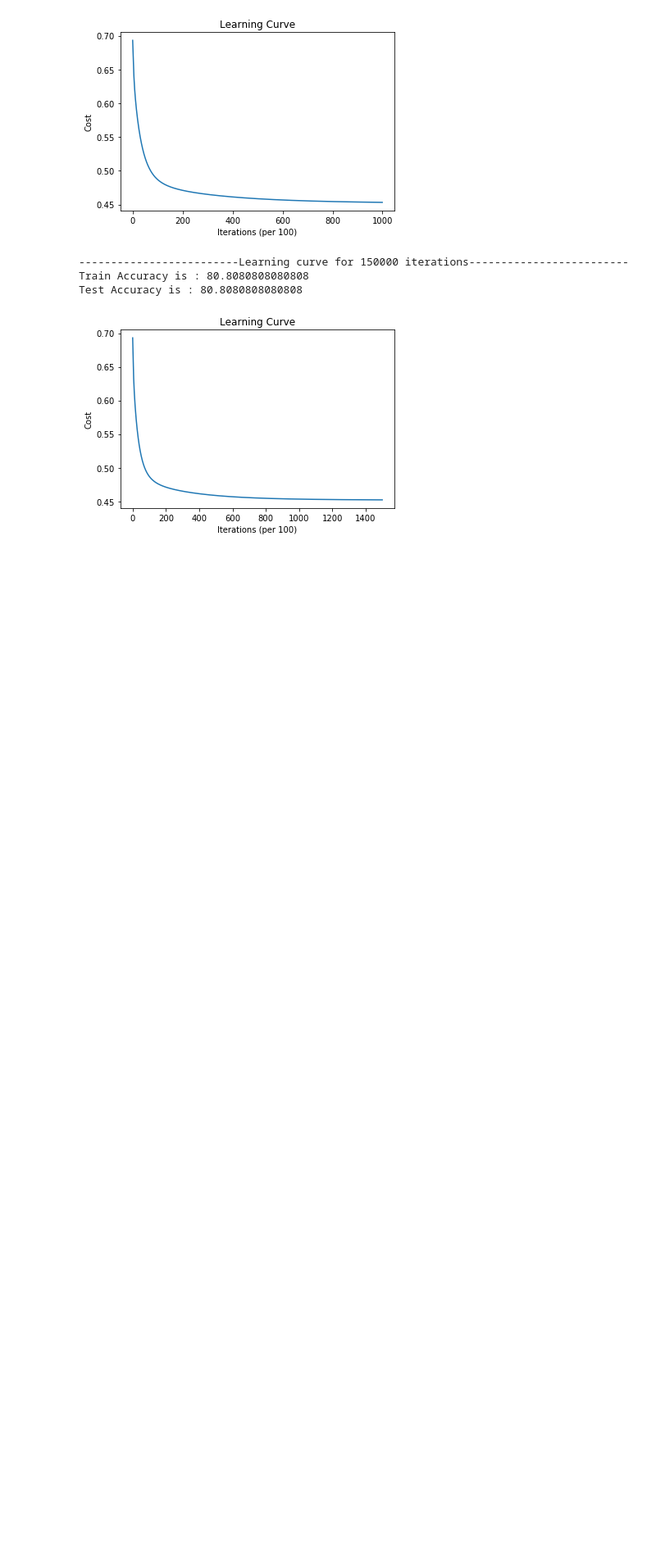
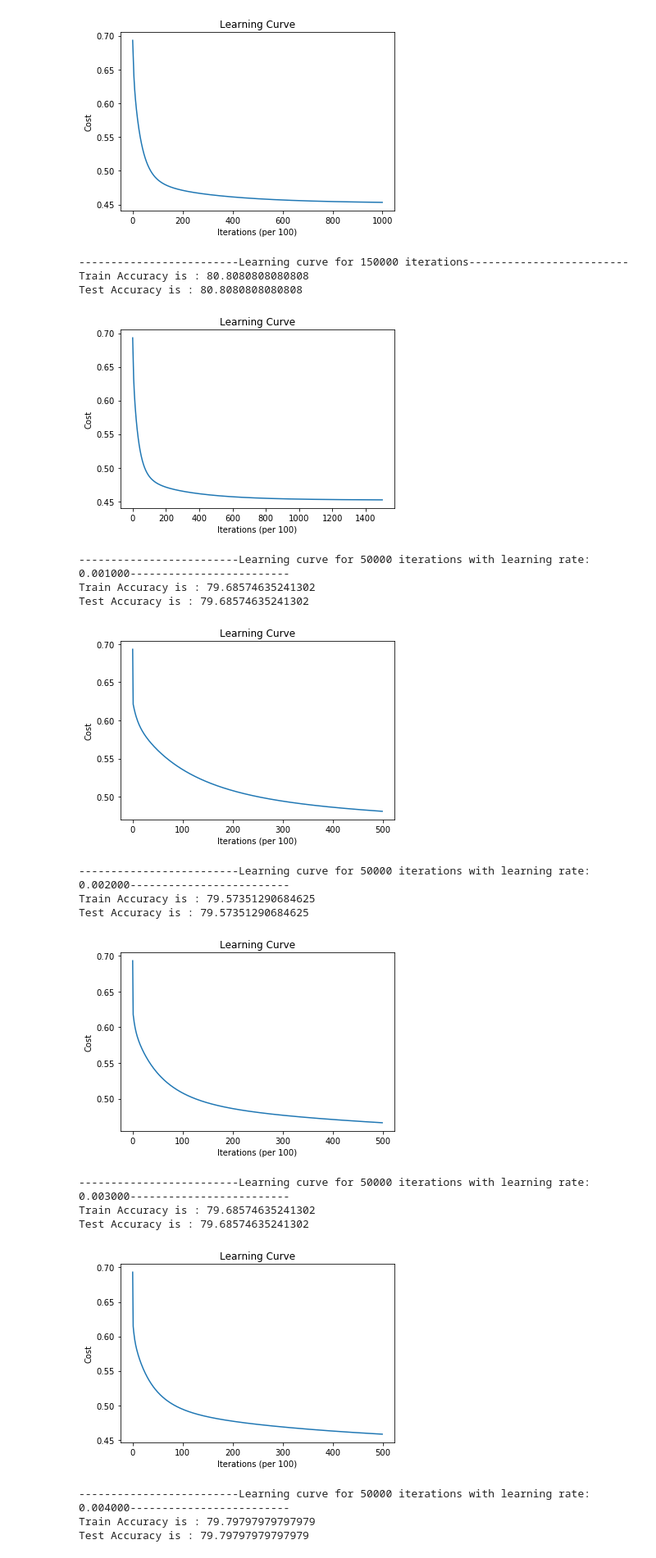
Before and after one commit to PrashantShivajiBhapkar/LogisticRegressionWithNeuralNetwork, a Jupyter notebook: Logistic Regression with Neural Network.ipynb, the cells around one changed output. Shown: that part at 82% size. Drawn from its saved outputs; the diff is of its cells as text; code cells hidden in the pictures; blank space fills up the shorter version.

Commit message:
Analyzed Learning rate for various iteraton values and learning rate values

```diff
--- a/Logistic Regression with Neural Network.ipynb
+++ b/Logistic Regression with Neural Network.ipynb
@@ -409,3 +409,29 @@ Test Accuracy is : 80.8080808080808
 Train Accuracy is : 80.8080808080808
 Test Accuracy is : 80.8080808080808
 [figure]
+# %%
+for i in range(1,10):
+    print('-------------------------Learning curve for 50000 iterations with learning rate: %f-------------------------'%(0.001*i))
+    d = model(X_train, Y_train, X_train, Y_train, num_iterations = 50000, learning_rate = 0.001*(i), print_cost = 0)
+    costs = np.squeeze(d['costs'])
+    plt.plot(costs)
+    plt.title('Learning Curve')
+    plt.xlabel('Iterations (per 100)')
+    plt.ylabel('Cost')
+    plt.show()
+# %% [output]
+-------------------------Learning curve for 50000 iterations with learning rate: 0.001000-------------------------
+Train Accuracy is : 79.68574635241302
+Test Accuracy is : 79.68574635241302
+[figure, added]
+-------------------------Learning curve for 50000 iterations with learning rate: 0.002000-------------------------
+Train Accuracy is : 79.57351290684625
+Test Accuracy is : 79.57351290684625
+[figure, added]
+-------------------------Learning curve for 50000 iterations with learning rate: 0.003000-------------------------
+Train Accuracy is : 79.68574635241302
+Test Accuracy is : 79.68574635241302
+[figure, added]
+-------------------------Learning curve for 50000 iterations with learning rate: 0.004000-------------------------
+Train Accuracy is : 79.79797979797979
+Test Accuracy is : 79.79797979797979
```
Also changed, not shown: parts of 1 cell of this notebook.
